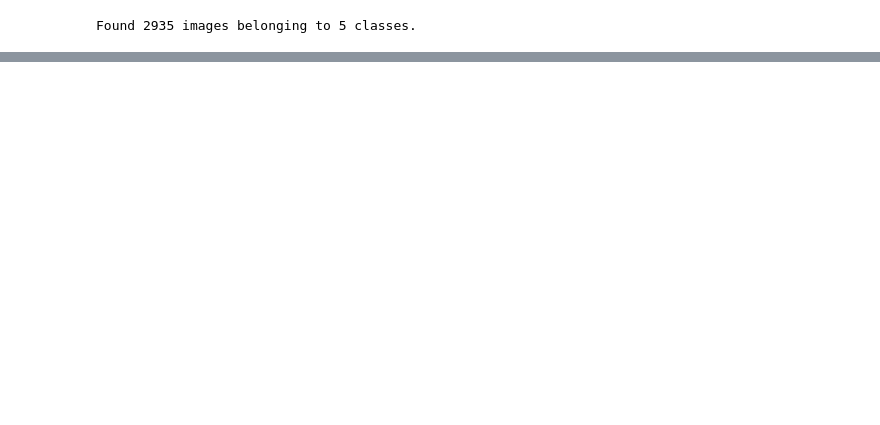
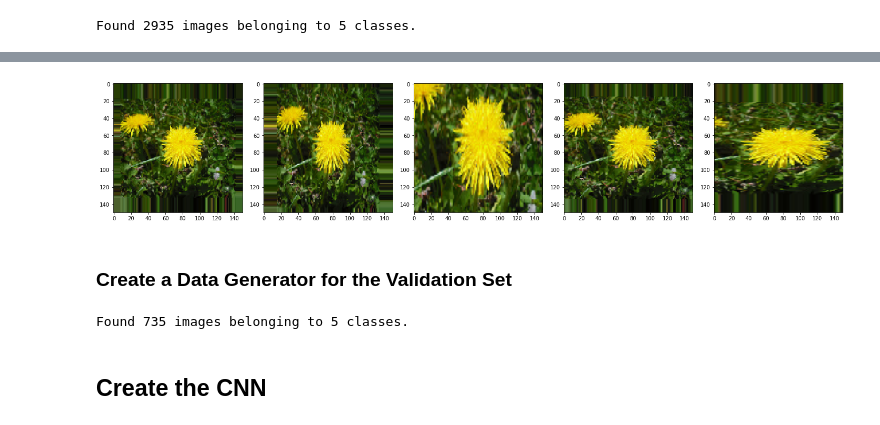
Before and after one commit to MuhammadDanyialKhan/Google-Colaboratory-Notebooks, a Jupyter notebook: exercise_flowers_with_data_augmentation.ipynb, the cells around one changed output, grey strips where cells are left out. Saved outputs shown, nothing was run; the diff lists cells and outputs as text; code cells hidden in the pictures; blank space fills up the shorter version.

```diff
--- a/exercise_flowers_with_data_augmentation.ipynb
+++ b/exercise_flowers_with_data_augmentation.ipynb
@@ -136,0 +203,18 @@ Found 2935 images belonging to 5 classes.
+# %%
+augmented_images = [train_data_gen[0][0][0] for i in range(5)]
+plotImages(augmented_images)
+# %% [output]
+[figure, added]
+# %% [markdown]
+###  Create a Data Generator for the Validation Set
+# %%
+image_gen_val = ImageDataGenerator(rescale=1./255)
+val_data_gen = image_gen.flow_from_directory(batch_size=batch_size,
+                                              directory=val_dir,
+                                              shuffle=True,
+                                              target_size=(IMG_SHAPE,IMG_SHAPE),
+                                              class_mode='sparse')
+# %% [output]
+Found 735 images belonging to 5 classes.
+# %% [markdown]
+## Create the CNN
```
Also changed, not shown: parts of 12 cells of this notebook.
